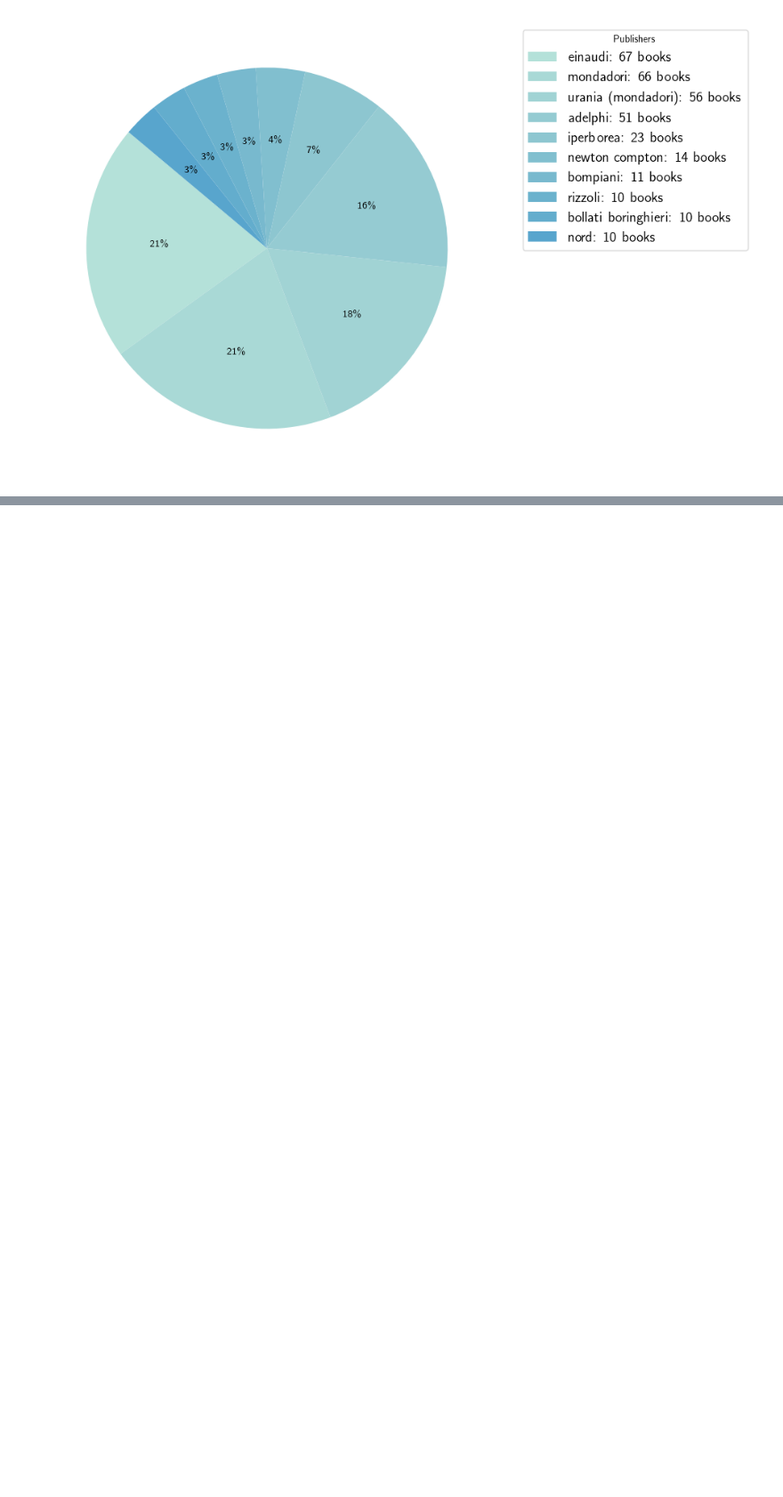
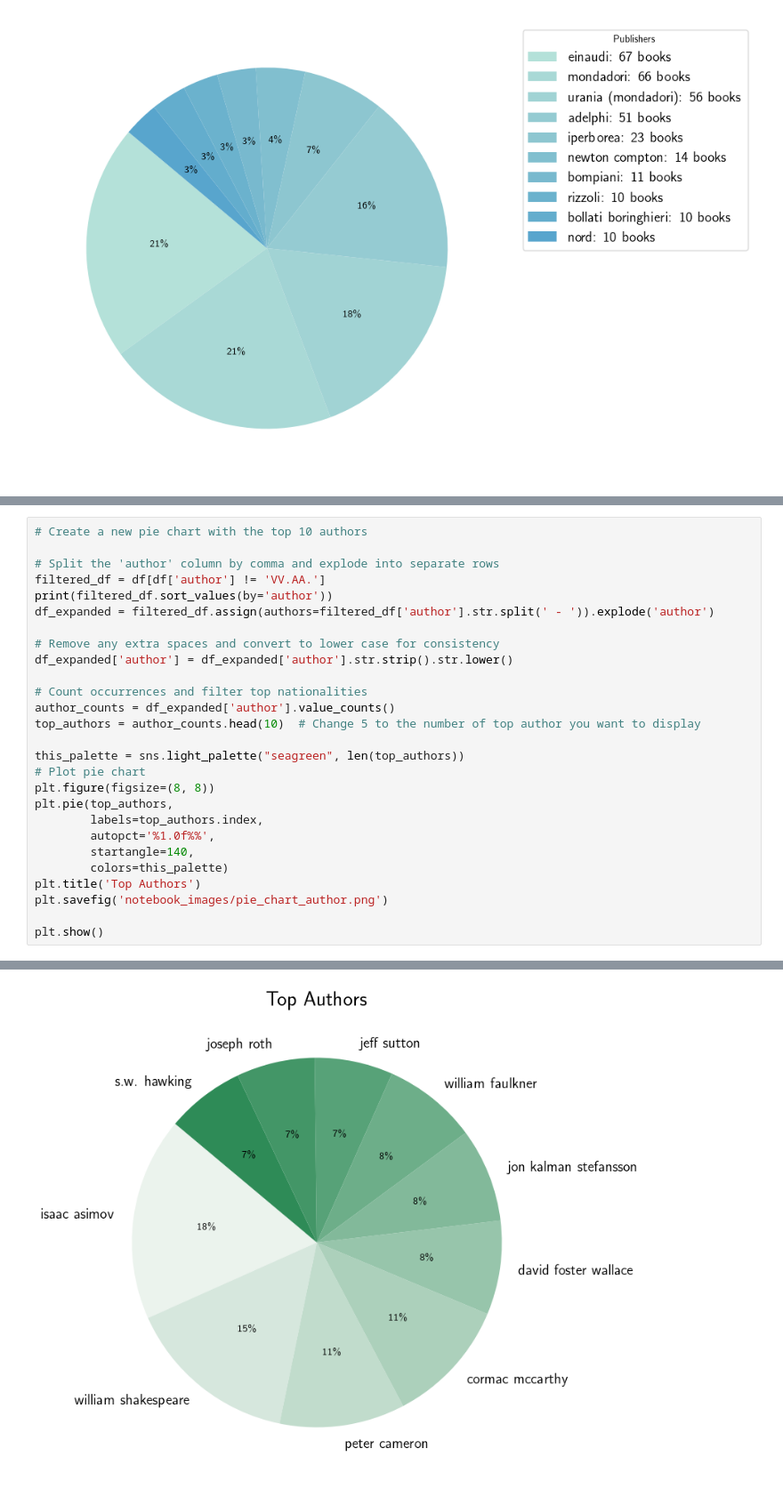
Before and after one commit to anvi-git/Project_Book_library, a Jupyter notebook: book_library.ipynb, the cells around one changed output, grey strips where cells are left out. Shown at 89% size. Cells and saved outputs as stored; diff of their text form; blank space fills up the shorter version.

Commit message:
new commit + added top  authors pie chart

```diff
--- a/book_library.ipynb
+++ b/book_library.ipynb
@@ -353,0 +351,28 @@ plt.show()
+# %%
+# Create a new pie chart with the top 10 authors
+
+# Split the 'author' column by comma and explode into separate rows
+filtered_df = df[df['author'] != 'VV.AA.']
+print(filtered_df.sort_values(by='author'))
+df_expanded = filtered_df.assign(authors=filtered_df['author'].str.split(' - ')).explode('author')
+
+# Remove any extra spaces and convert to lower case for consistency
+df_expanded['author'] = df_expanded['author'].str.strip().str.lower()
+
+# Count occurrences and filter top nationalities
+author_counts = df_expanded['author'].value_counts()
+top_authors = author_counts.head(10)  # Change 5 to the number of top author you want to display
+
+this_palette = sns.light_palette("seagreen", len(top_authors))
+# Plot pie chart
+plt.figure(figsize=(8, 8))
+plt.pie(top_authors,
+        labels=top_authors.index,
+        autopct='%1.0f%%',
+        startangle=140,
+        colors=this_palette)
+plt.title('Top Authors')
+plt.savefig('notebook_images/pie_chart_author.png')
+
+plt.show()
+# %% [output]
@@ -353,0 +396 @@ plt.show()
+[figure, added]
```
Also changed, not shown: parts of 2 cells of this notebook, 3 other files.
